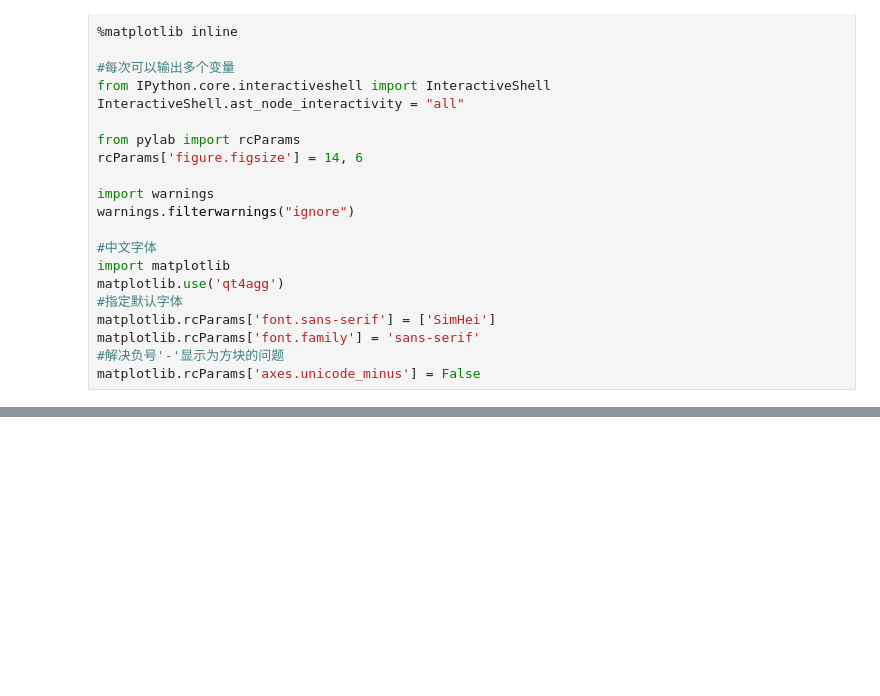
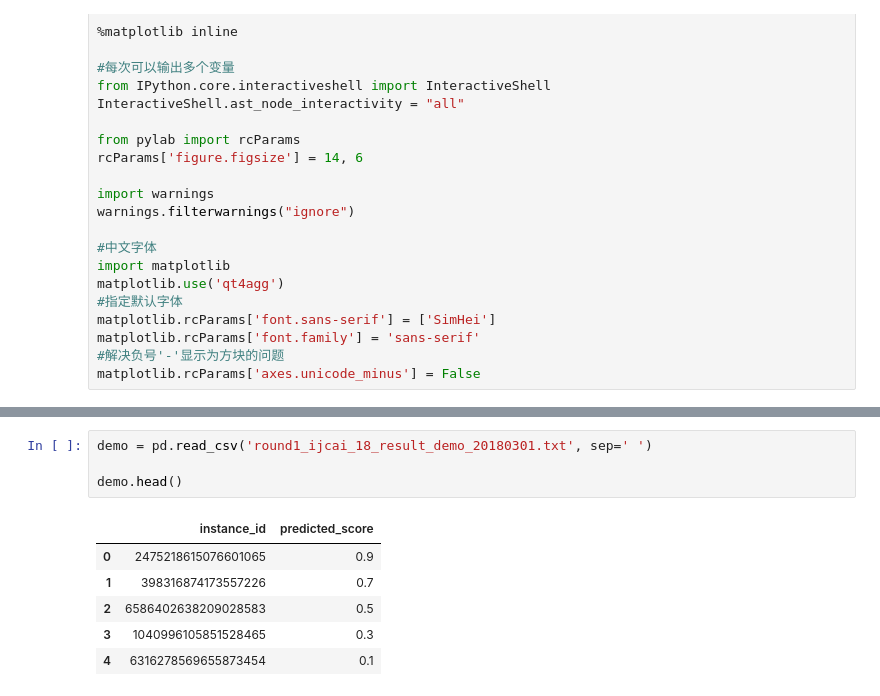
Before and after one commit to abcdddxy/kaggle, a Jupyter notebook: ALiMaMa/XGB.ipynb, the cells around one changed output, grey strips where cells are left out. Cells and saved outputs as stored; diff of their text form; blank space fills up the shorter version.

```diff
--- a/ALiMaMa/XGB.ipynb
+++ b/ALiMaMa/XGB.ipynb
@@ -71,0 +145,11 @@ ModuleNotFoundError: No module named 'xgboost'
+# %%
+demo = pd.read_csv('round1_ijcai_18_result_demo_20180301.txt', sep=' ')
+
+demo.head()
+# %% [output]
+|  | instance_id | predicted_score |
+| 0 | 2475218615076601065 | 0.9 |
+| 1 | 398316874173557226 | 0.7 |
+| 2 | 6586402638209028583 | 0.5 |
+| 3 | 1040996105851528465 | 0.3 |
+| 4 | 6316278569655873454 | 0.1 |
```
Also changed, not shown: parts of 10 cells of this notebook, 1 other file.
